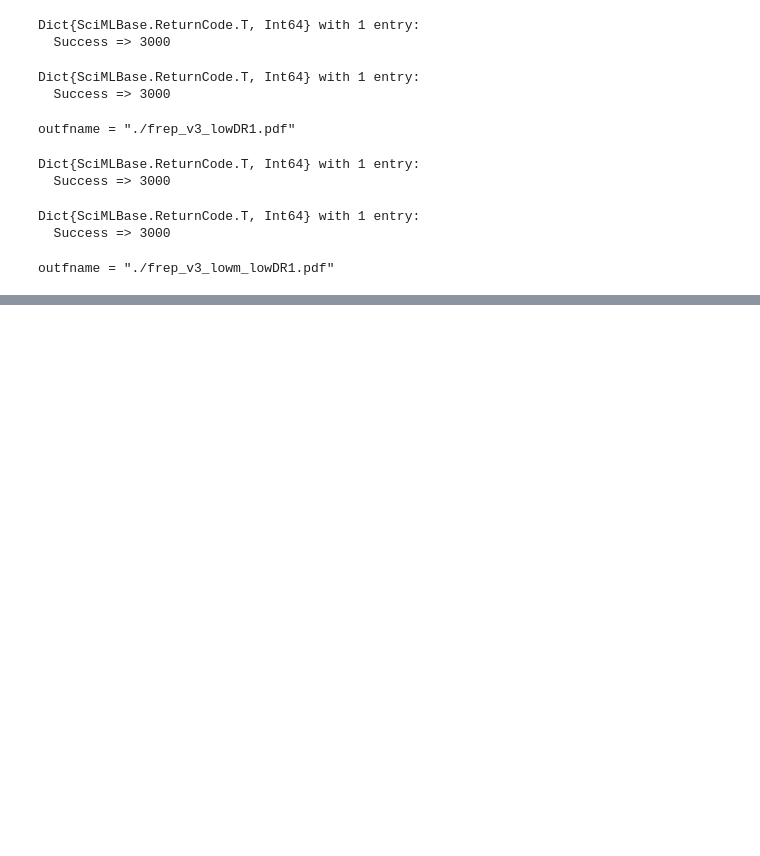
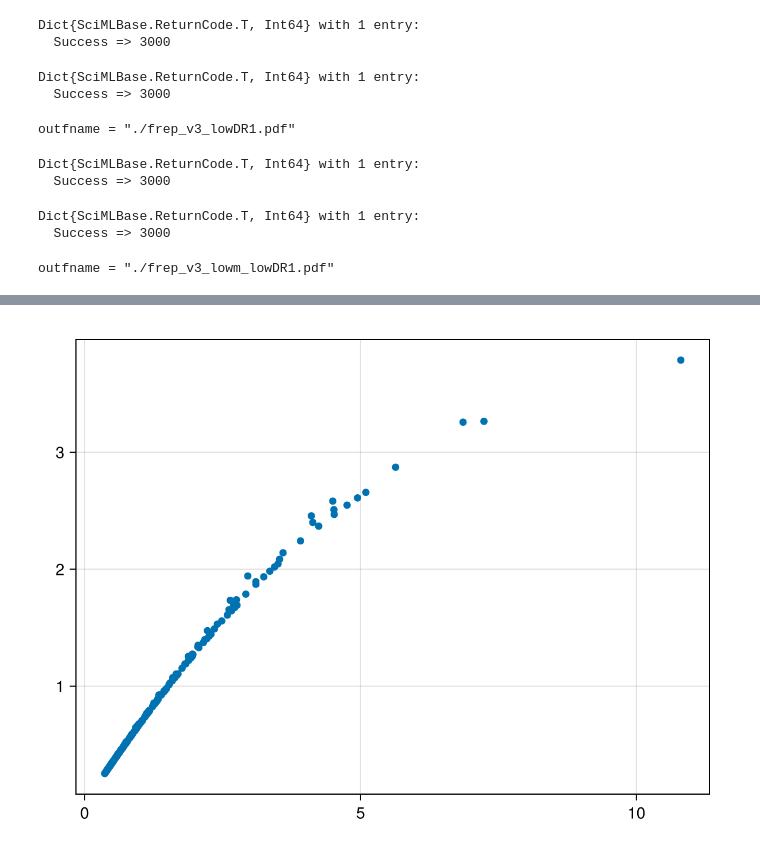
Before and after one commit to kockahonza/SSMC, a Jupyter notebook: cluster_env/runs/mm_v2_explike/Untitled.ipynb, the cells around one changed output, grey strips where cells are left out. Drawn from its saved outputs; the diff is of its cells as text; code cells hidden in the pictures; blank space fills up the shorter version.

```diff
--- a/cluster_env/runs/mm_v2_explike/Untitled.ipynb
+++ b/cluster_env/runs/mm_v2_explike/Untitled.ipynb
@@ -35,0 +92,21 @@ outfname = "./frep_v3_lowm_lowDR1.pdf"
+# %%
+L0s = map(tuple.(Ks, ls')) do (K, l)
+    beta = K * c / (m * r)
+    MinimalModelV2.fr_lengths_L0(beta, l, r, DI)
+end
+Lms = map(tuple.(Ks, ls')) do (K, l)
+    beta = K * c / (m * r)
+    MinimalModelV2.fr_lengths_Lmax(beta, l, r, DI)
+end;
+# %%
+L0s2 = copy(L0s)
+Lms2 = copy(Lms)
+for ii in findall(==(0), pks.numpeaks)
+    L0s2[ii] = missing
+    Lms2[ii] = missing
+end
+# %%
+fap = scatter(L0s2[:], Lms2[:])
+# display(GLMakie.Screen(), fap)
+# %% [output]
+[figure, added]
```
Also changed, not shown: parts of 15 cells of this notebook, 15 other files.
